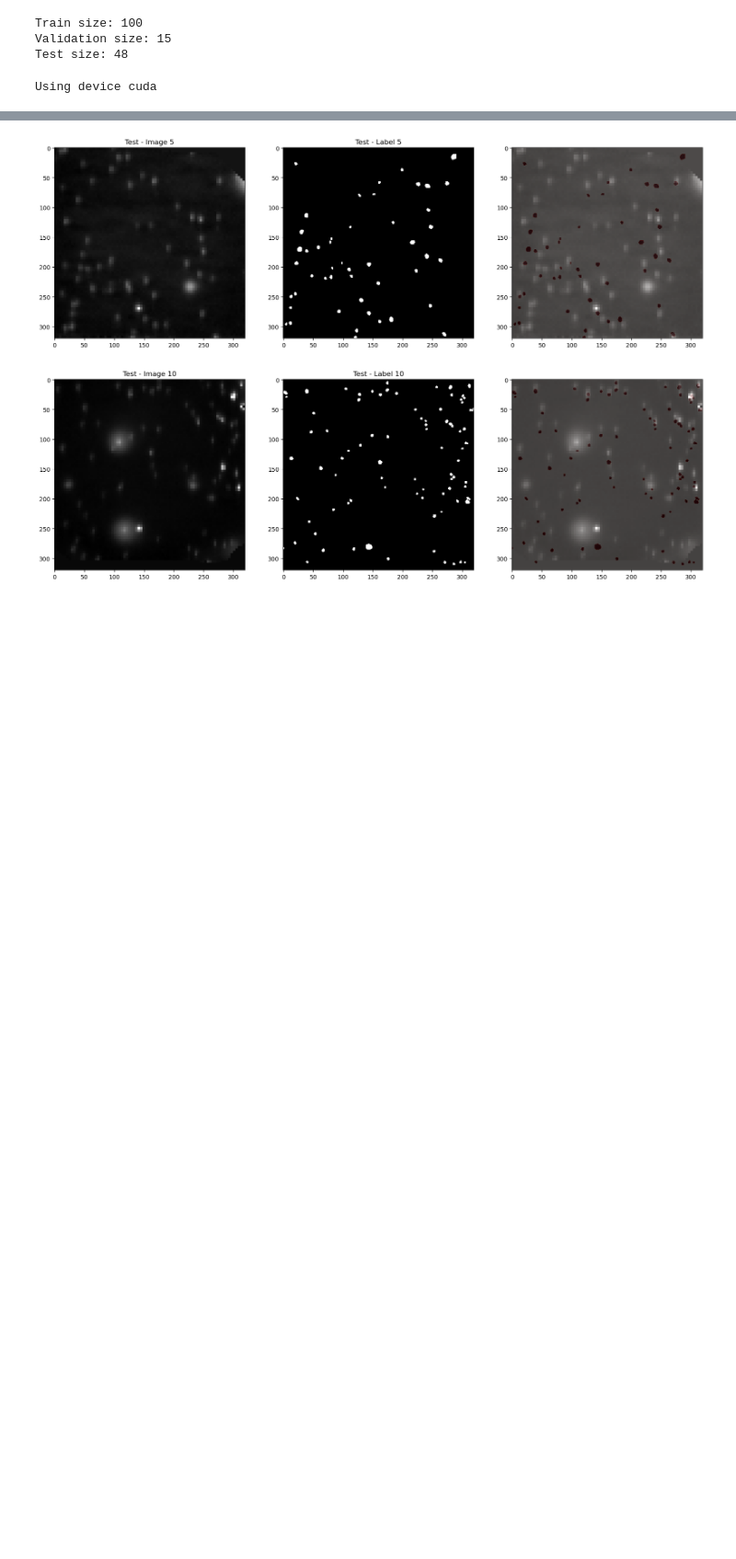
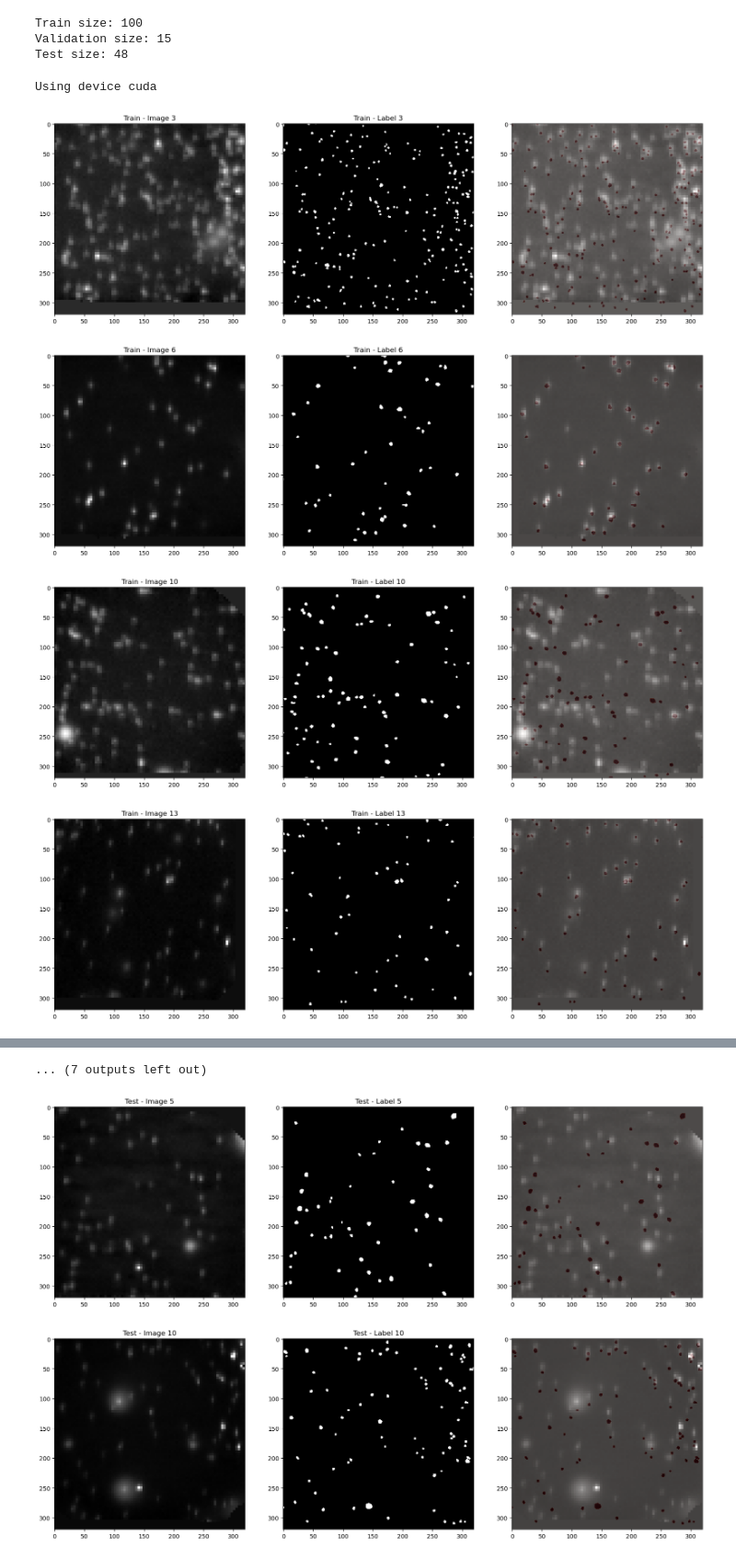
Before and after one commit to wittmajerd/U-Net-and-SRU-Net-segmentation, a Jupyter notebook: test.ipynb, the cells around one changed output, grey strips where cells are left out. Shown at 92% size. Cells and saved outputs as stored; diff of their text form; code cells hidden in the pictures; blank space fills up the shorter version.

Commit message:
all wrong masks visualized

```diff
--- a/test.ipynb
+++ b/test.ipynb
@@ -182,10 +182,10 @@ bio_len = 8
 mask_size = 80*4
 
 train_dataset, val_dataset, test_dataset = create_datasets(data_path, train_percent, bool, test_percent=test_percent,
-                                biosensor_length=bio_len, mask_size=mask_size, augment=True,
+                                biosensor_length=bio_len, mask_size=mask_size, augment=False,
                                 dilation=0, input_scaling=True, upscale_mode='nearest') # nearest bilinear bicubic
 
-train_loader = DataLoader(train_dataset, batch_size=batch_size, shuffle=True)
+train_loader = DataLoader(train_dataset, batch_size=batch_size, shuffle=False)
 val_loader = DataLoader(val_dataset, batch_size=batch_size, shuffle=False)
 test_loader = DataLoader(test_dataset, batch_size=batch_size, shuffle=False)
 
@@ -193,3 +193,41 @@ test_loader = DataLoader(test_dataset, batch_size=batch_size, shuffle=False)
 # model = model.to(device)
 # %% [output]
 Using device cuda
+# %%
+def plot_loader_data(loader, title):
+    for batch_idx, (data, labels) in enumerate(loader):
+        # Move the data and labels to the CPU
+        data = data.cpu().numpy()
+        labels = labels.cpu().numpy()
+
+        # Plot each image in the batch
+        for i in range(len(data)):
+            index = (batch_idx * len(data) + i + 1)
+
+            wrong = [3, 6, 10, 13, 25, 33, 38, 40, 42, 46, 47, 50, 51, 57, 70, 80, 82, 84, 87]
+
+            if index in wrong:
+                plt.figure(figsize=(20, 10))
+
+                # Plot the input image
+                plt.subplot(1, 3, 1)
+                plt.imshow(data[i][-1], cmap='gray')
+                plt.title(f'{title} - Image {index}')
+
+                # Plot the label
+                plt.subplot(1, 3, 2)
+                plt.imshow(labels[i], cmap='gray')
+                plt.title(f'{title} - Label {index}')
+
+                plt.subplot(1, 3, 3)
+                plt.imshow(data[i][-1], cmap='gray')
+                plt.imshow(labels[i], cmap='Reds', alpha=0.25)
+
+                plt.show()
+
+plot_loader_data(train_loader, 'Train')
+# %% [output]
+[figure, added]
+[figure, added]
+[figure, added]
+[figure, added]
@@ -196,3 +242,4 @@ Using device cuda
+... (7 outputs left out)
 # %%
 def plot_loader_data(loader, title):
     for batch_idx, (data, labels) in enumerate(loader):
```
Also changed, not shown: parts of 1 cell of this notebook.
